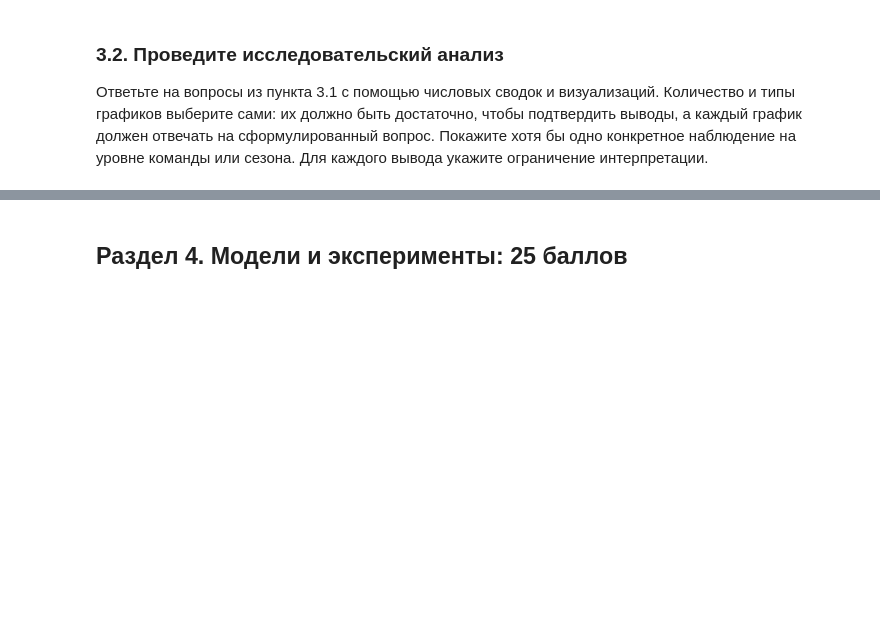
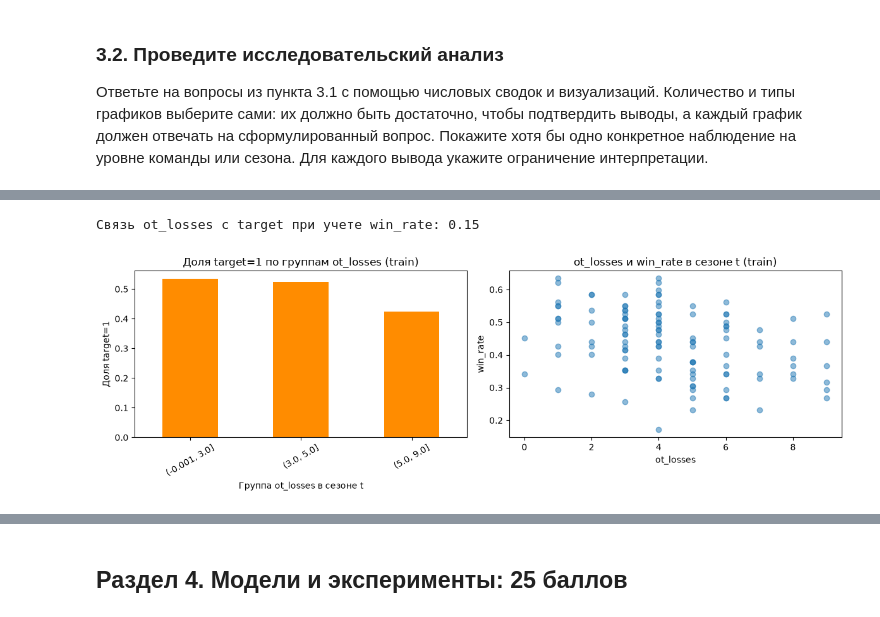
Before and after one commit to mustafayevbst/nhl-team-success-prediction, a Jupyter notebook: nhl_team_success.ipynb, the cells around one changed output, grey strips where cells are left out. Saved outputs shown, nothing was run; the diff lists cells and outputs as text; code cells hidden in the pictures; blank space fills up the shorter version.

```diff
--- a/nhl_team_success.ipynb
+++ b/nhl_team_success.ipynb
@@ -425,0 +473,8 @@ _Ваш ответ со ссылками на результаты собств
+# %%
+eda["change"] = eda["next_win_rate"] - eda["win_rate"]
+cols=["team", "year", "win_rate", "next_win_rate", "next_median", "target"]
+
+print("Сильнее всего просели:")
+print(eda.sort_values("change").head(3)[cols])
+print("\nСильнее всего выросли:")
+print(eda.sort_values("change").tail(3)[cols])
@@ -425,0 +493,8 @@ _Ваш ответ со ссылками на результаты собств
+# %%
+#второй вопрос
+sub = eda[eda["ot_losses"].notna()].copy()
+
+print("Пар с известным ot_losses:", len(sub), "из", len(eda))
+print("Годы t с ot_losses:", sorted(sub["year"].unique()))
+print("Годы t без ot_losses:", sorted(eda[eda["ot_losses"].isna()]["year"].unique()))
+print("ot_losses: min, медиана, max:", sub["ot_losses"].min(), sub["ot_losses"].median(), sub["ot_losses"].max())
@@ -425,0 +506,13 @@ _Ваш ответ со ссылками на результаты собств
+# %%
+sub["ot_group"] = pd.qcut(sub["ot_losses"], 3, duplicates="drop")
+
+ot_summary = sub.groupby("ot_group", observed=True).agg(
+    пар=("target", "size"),
+    средний_ot=("ot_losses", "mean"),
+    средний_win_rate=("win_rate", "mean"),
+    доля_target1=("target", "mean"),
+)
+print(ot_summary.round(3))
+
+print("\nКорреляция ot_losses и target:", round(sub["ot_losses"].corr(sub["target"]), 3))
+print("Корреляция ot_losses и win_rate:", round(sub["ot_losses"].corr(sub["win_rate"]), 3))
@@ -426,3 +528,28 @@ _Ваш ответ со ссылками на результаты собств
+# %%
+res_ot = sub["ot_losses"] - np.polyval(np.polyfit(sub["win_rate"], sub["ot_losses"], 1), sub["win_rate"])
+res_target = sub["target"] - np.polyval(np.polyfit(sub["win_rate"], sub["target"], 1), sub["win_rate"])
+
+print("Связь ot_losses с target при учете win_rate:", round(np.corrcoef(res_ot, res_target)[0,1], 3))
+# %% [output]
+Связь ot_losses с target при учете win_rate: 0.15
+# %%
+fig, axes = plt.subplots(1, 2, figsize=(12, 4))
+
+ot_summary["доля_target1"].plot(kind="bar", ax=axes[0], color="darkorange")
+axes[0].set_title("Доля target=1 по группам ot_losses (train)")
+axes[0].set_xlabel("Группа ot_losses в сезоне t")
+axes[0].set_ylabel("Доля target=1")
+axes[0].tick_params(axis="x", rotation=30)
+
+axes[1].scatter(sub["ot_losses"], sub["win_rate"], alpha=0.5)
+axes[1].set_title("ot_losses и win_rate в сезоне t (train)")
+axes[1].set_xlabel("ot_losses")
+axes[1].set_ylabel("win_rate")
+
+plt.tight_layout()
+plt.show()
+# %% [output]
+[figure, added]
 # %% [markdown]
 **Ответ 3.2:**
 
```
Also changed, not shown: parts of 9 cells of this notebook.
